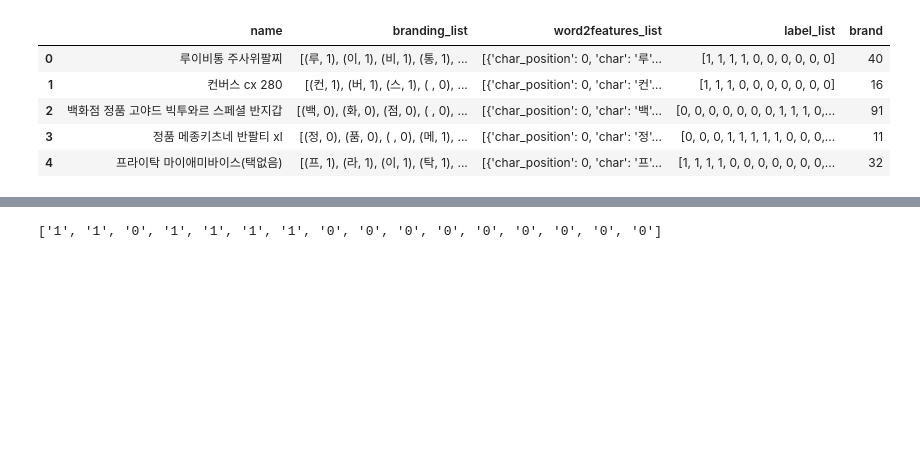
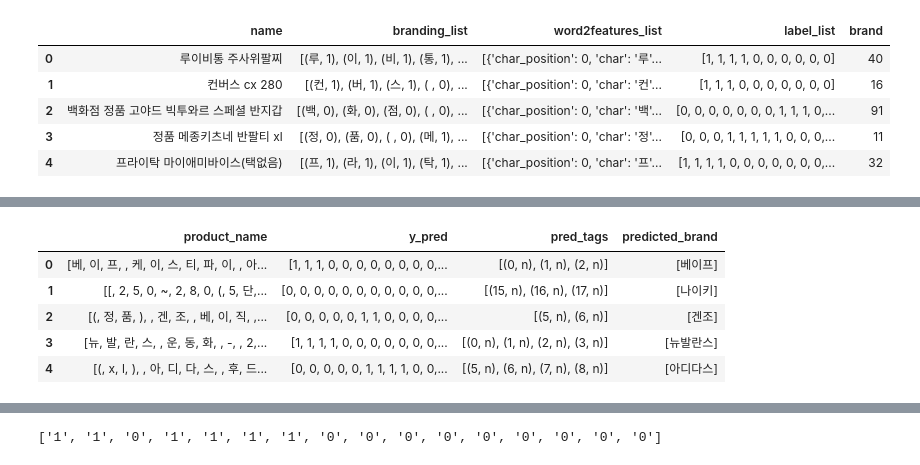
Before and after one commit to qkrtjdud1017/analytics, a Jupyter notebook: 브랜드 추출/CRFwithNDJSON2.ipynb, the cells around one changed output, grey strips where cells are left out. Saved outputs shown, nothing was run; the diff lists cells and outputs as text; code cells hidden in the pictures; blank space fills up the shorter version.

```diff
--- a/브랜드 추출/CRFwithNDJSON2.ipynb
+++ b/브랜드 추출/CRFwithNDJSON2.ipynb
@@ -322,0 +343,9 @@ y_pred = crf_model.get_y_pred()
+# %%
+pred_as_df.head()
+# %% [output]
+|  | product_name | y_pred | pred_tags | predicted_brand |
+| 0 | [베, 이, 프, , 케, 이, 스, 티, 파, 이, , 아... | [1, 1, 1, 0, 0, 0, 0, 0, 0, 0, 0,... | [(0, n), (1, n), (2, n)] | [베이프] |
+| 1 | [[, 2, 5, 0, ~, 2, 8, 0, (, 5, 단,... | [0, 0, 0, 0, 0, 0, 0, 0, 0, 0, 0,... | [(15, n), (16, n), (17, n)] | [나이키] |
+| 2 | [(, 정, 품, ), , 겐, 조, , 베, 이, 직, ,... | [0, 0, 0, 0, 0, 1, 1, 0, 0, 0, 0,... | [(5, n), (6, n)] | [겐조] |
+| 3 | [뉴, 발, 란, 스, , 운, 동, 화, , -, , 2,... | [1, 1, 1, 1, 0, 0, 0, 0, 0, 0, 0,... | [(0, n), (1, n), (2, n), (3, n)] | [뉴발란스] |
+| 4 | [(, x, l, ), , 아, 디, 다, 스, , 후, 드... | [0, 0, 0, 0, 0, 1, 1, 1, 1, 0, 0,... | [(5, n), (6, n), (7, n), (8, n)] | [아디다스] |
```
Also changed, not shown: parts of 7 cells of this notebook, 2 other files.
